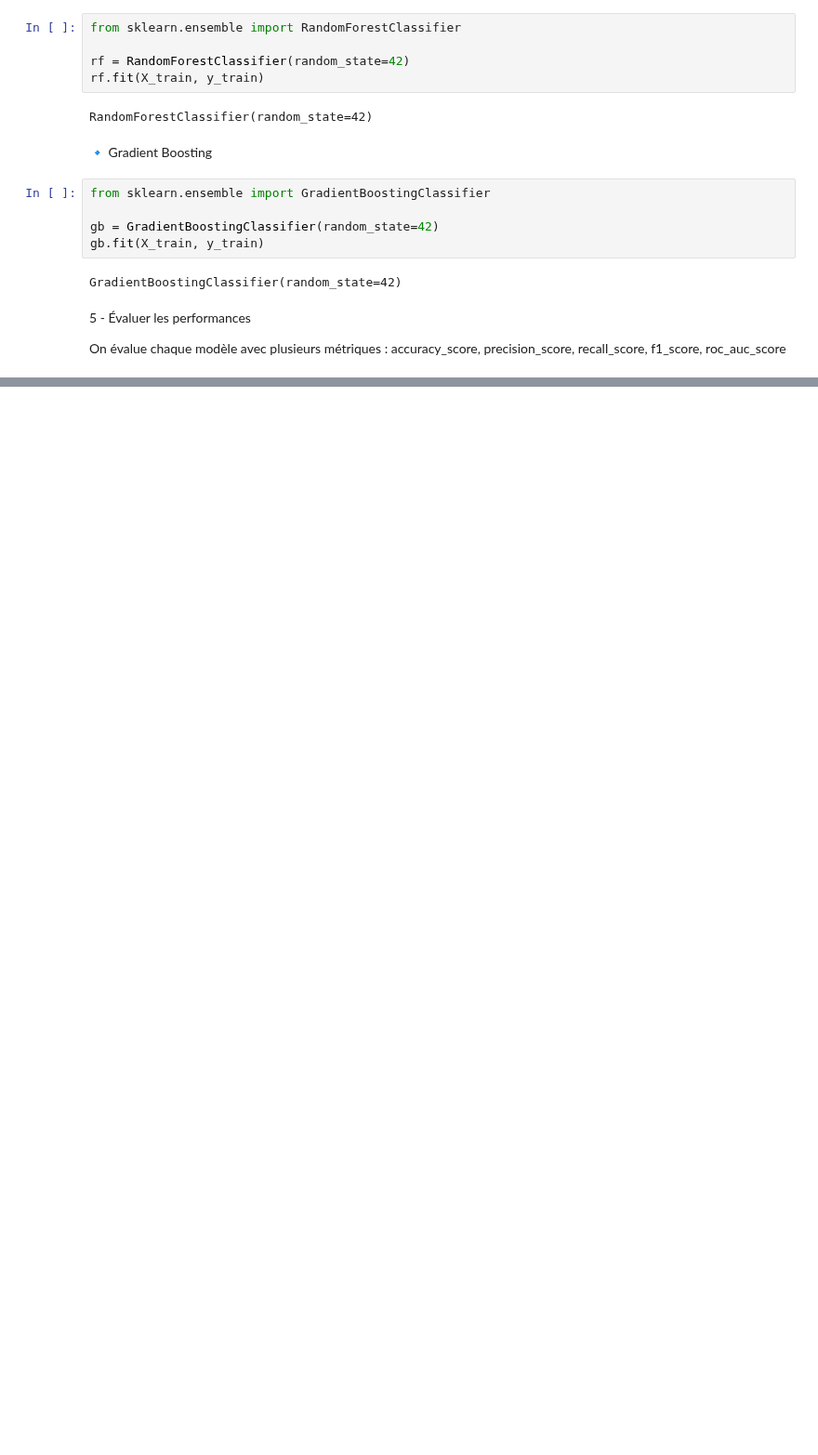
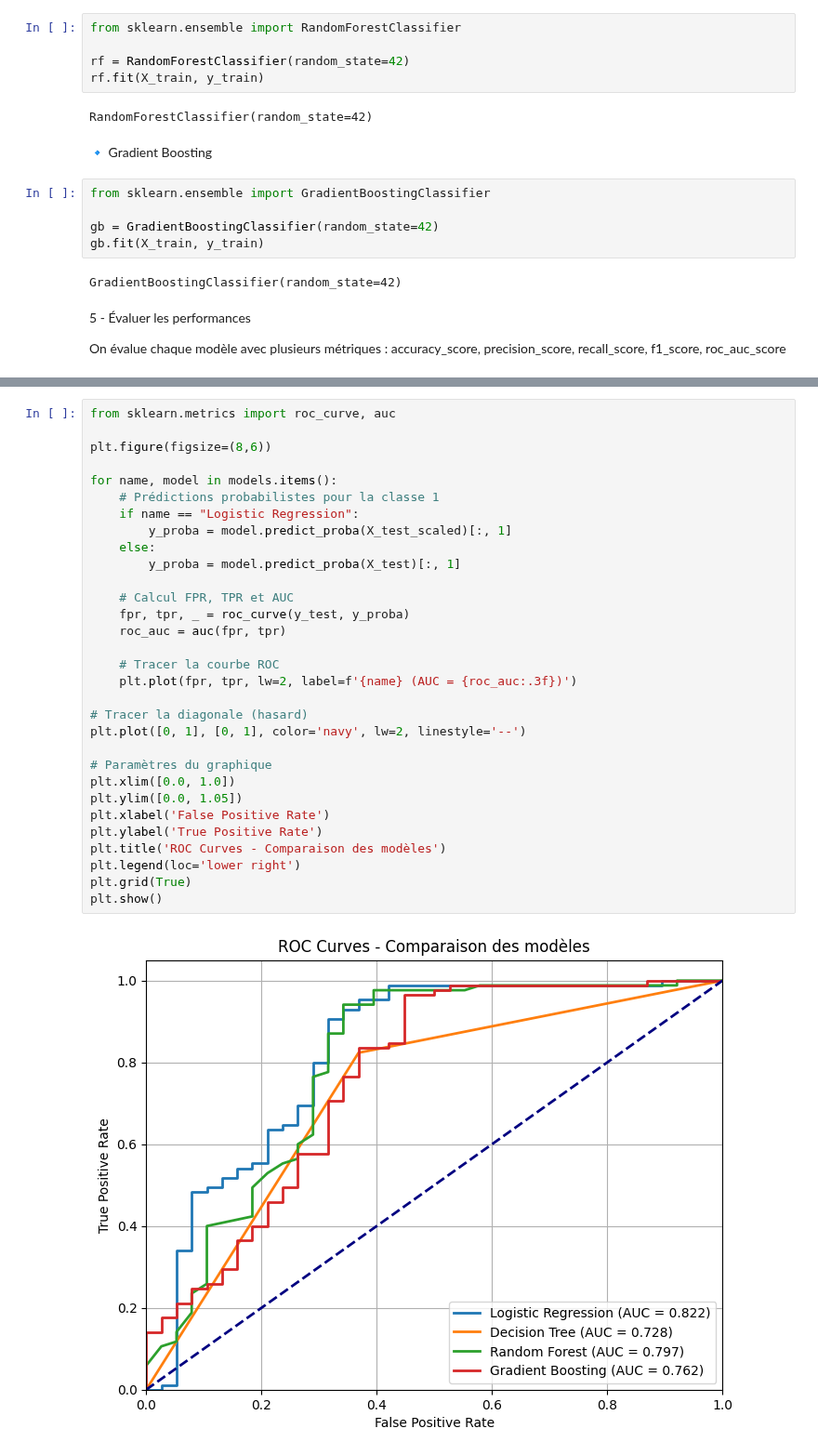
Before and after one commit to ach224/Prediction_eligibilite_pret_bancaire, a Jupyter notebook: Projet_1_–_Prédiction_de_l’éligibilité_à_un_prêt_bancaire.ipynb, the cells around one changed output, grey strips where cells are left out. Shown at 93% size. Saved outputs shown, nothing was run; the diff lists cells and outputs as text; blank space fills up the shorter version.

```diff
--- a/Projet_1_–_Prédiction_de_l’éligibilité_à_un_prêt_bancaire.ipynb
+++ b/Projet_1_–_Prédiction_de_l’éligibilité_à_un_prêt_bancaire.ipynb
@@ -564,0 +591,33 @@ F1 Score: 0.879
+# %%
+from sklearn.metrics import roc_curve, auc
+
+plt.figure(figsize=(8,6))
+
+for name, model in models.items():
+    # Prédictions probabilistes pour la classe 1
+    if name == "Logistic Regression":
+        y_proba = model.predict_proba(X_test_scaled)[:, 1]
+    else:
+        y_proba = model.predict_proba(X_test)[:, 1]
+
+    # Calcul FPR, TPR et AUC
+    fpr, tpr, _ = roc_curve(y_test, y_proba)
+    roc_auc = auc(fpr, tpr)
+
+    # Tracer la courbe ROC
+    plt.plot(fpr, tpr, lw=2, label=f'{name} (AUC = {roc_auc:.3f})')
+
+# Tracer la diagonale (hasard)
+plt.plot([0, 1], [0, 1], color='navy', lw=2, linestyle='--')
+
+# Paramètres du graphique
+plt.xlim([0.0, 1.0])
+plt.ylim([0.0, 1.05])
+plt.xlabel('False Positive Rate')
+plt.ylabel('True Positive Rate')
+plt.title('ROC Curves - Comparaison des modèles')
+plt.legend(loc='lower right')
+plt.grid(True)
+plt.show()
+# %% [output]
+[figure, added]
```
Also changed, not shown: parts of 1 cell of this notebook.
